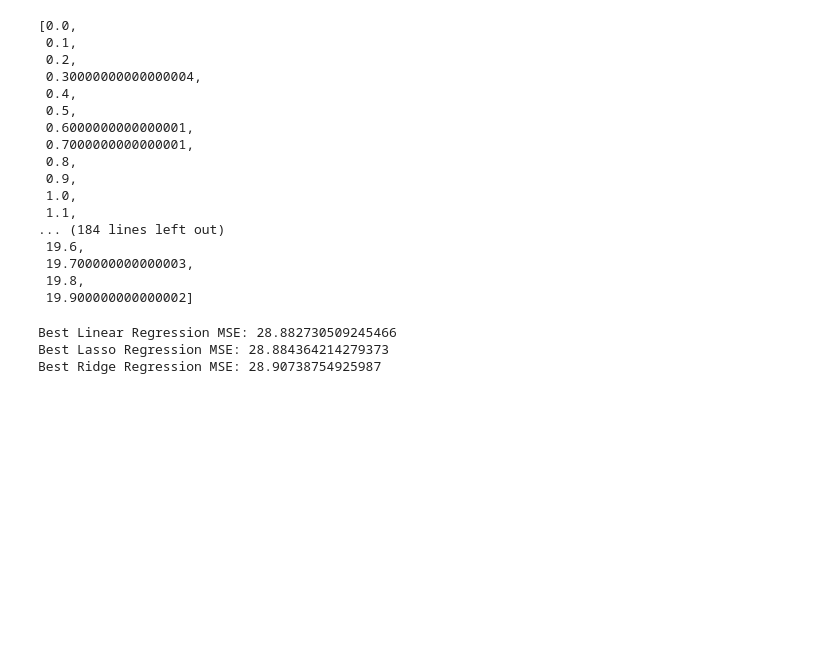
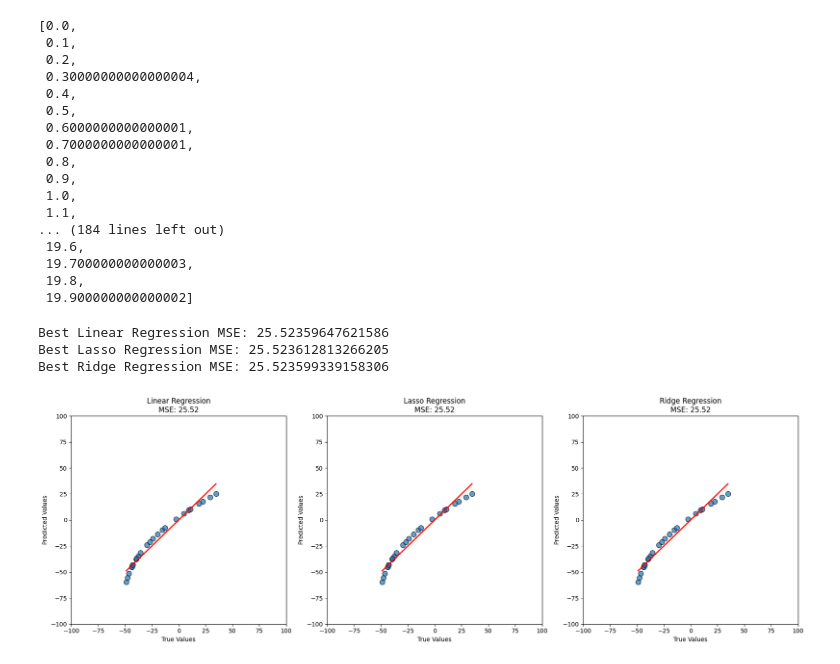
Before and after one commit to HSKayman/My_Improvement_Path, a Jupyter notebook: Data_Science_Magnimind/Machine_Learning/LinearReg/LinearReg_FromScratch.ipynb, the cells around one changed output. Drawn from its saved outputs; the diff is of its cells as text; code cells hidden in the pictures; blank space fills up the shorter version.

```diff
--- a/Data_Science_Magnimind/Machine_Learning/LinearReg/LinearReg_FromScratch.ipynb
+++ b/Data_Science_Magnimind/Machine_Learning/LinearReg/LinearReg_FromScratch.ipynb
@@ -64,7 +64,7 @@ db
 def backpropagation(X, y, w1, b, learning_rate):
     dw1 = 2*w1*X**2 + 2*X*b - 2*X*y
     dw1 = dw1.sum()
-    db = 2*b + 2*w1*X - 2*y
+    db = 2*b + 2*w1*X - 2*y_train_train_train_train_train
     db = db.sum()
     w1 = w1 - learning_rate*dw1
     b = b - learning_rate*db
@@ -258,14 +258,14 @@ from sklearn.model_selection import train_test_split, GridSearchCV
 from sklearn.metrics import mean_squared_error
 # %%
 # Split the data
-X_train, y_train = X_m, y
+X_train, y_train = X_m, X_m**2-50
 # %%
 # Linear Regression (No hyperparameters to tune, just demonstrating the process)
 linear_reg = LinearRegression()
 linear_reg.fit(X_train, y_train)
 
-y_pred = linear_reg.predict(X_train)
-linear_mse = mean_squared_error(y, y_pred)
+y_pred_l = linear_reg.predict(X_train)
+linear_mse = mean_squared_error(y_train, y_pred_l)
 print(f'Best Linear Regression MSE: {linear_mse}')
 
 # Lasso Regression
@@ -275,8 +275,8 @@ grid_search_lasso = GridSearchCV(lasso_reg, params, cv=5, scoring='neg_mean_squa
 grid_search_lasso.fit(X_train, y_train)
 
 best_lasso_model = grid_search_lasso.best_estimator_
-y_pred = best_lasso_model.predict(X_train)
-lasso_mse = mean_squared_error(y, y_pred)
+y_pred_la = best_lasso_model.predict(X_train)
+lasso_mse = mean_squared_error(y_train, y_pred_la)
 print(f'Best Lasso Regression MSE: {lasso_mse}')
 
 # Ridge Regression
@@ -286,10 +286,45 @@ grid_search_ridge = GridSearchCV(ridge_reg, params, cv=5, scoring='neg_mean_squa
 grid_search_ridge.fit(X_train, y_train)
 
 best_ridge_model = grid_search_ridge.best_estimator_
-y_pred = best_ridge_model.predict(X_train)
-ridge_mse = mean_squared_error(y, y_pred)
+y_pred_r = best_ridge_model.predict(X_train)
+ridge_mse = mean_squared_error(y_train, y_pred_r)
 print(f'Best Ridge Regression MSE: {ridge_mse}')
 # %% [output]
-Best Linear Regression MSE: 28.882730509245466
-Best Lasso Regression MSE: 28.884364214279373
-Best Ridge Regression MSE: 28.90738754925987
+Best Linear Regression MSE: 25.52359647621586
+Best Lasso Regression MSE: 25.523612813266205
+Best Ridge Regression MSE: 25.523599339158306
+# %%
+# Plotting
+plt.figure(figsize=(18, 6))
+
+# Linear Regression Plot
+plt.subplot(1, 3, 1)
+plt.scatter(y_train, y_pred_l, edgecolor='k', alpha=0.7, s=70)
+plt.plot([min(y_train), max(y_train)], [min(y_train), max(y_train)], color='red', lw=2)
+plt.xlabel('True Values')
+plt.ylabel('Predicted Values')
+plt.title(f'Linear Regression\nMSE: {linear_mse:.2f}')
+plt.xlim(-100, 100)
+plt.ylim(-100, 100)
+# Lasso Regression Plot
+plt.subplot(1, 3, 2)
+plt.scatter(y_train, y_pred_la, edgecolor='k', alpha=0.7, s=70)
+plt.plot([min(y_train), max(y_train)], [min(y_train), max(y_train)], color='red', lw=2)
+plt.xlabel('True Values')
+plt.ylabel('Predicted Values')
+plt.title(f'Lasso Regression\nMSE: {lasso_mse:.2f}')
+plt.xlim(-100, 100)
+plt.ylim(-100, 100)
+# Ridge Regression Plot
+plt.subplot(1, 3, 3)
+plt.scatter(y_train, y_pred_r, edgecolor='k', alpha=0.7, s=70)
+plt.plot([min(y_train), max(y_train)], [min(y_train), max(y_train)], color='red', lw=2)
+plt.xlabel('True Values')
+plt.ylabel('Predicted Values')
+plt.title(f'Ridge Regression\nMSE: {ridge_mse:.2f}')
+plt.xlim(-100, 100)
+plt.ylim(-100, 100)
+plt.tight_layout()
+plt.show()
+# %% [output]
+[figure, added]
```
Also changed, not shown: parts of 1 cell of this notebook, 1 other file.
